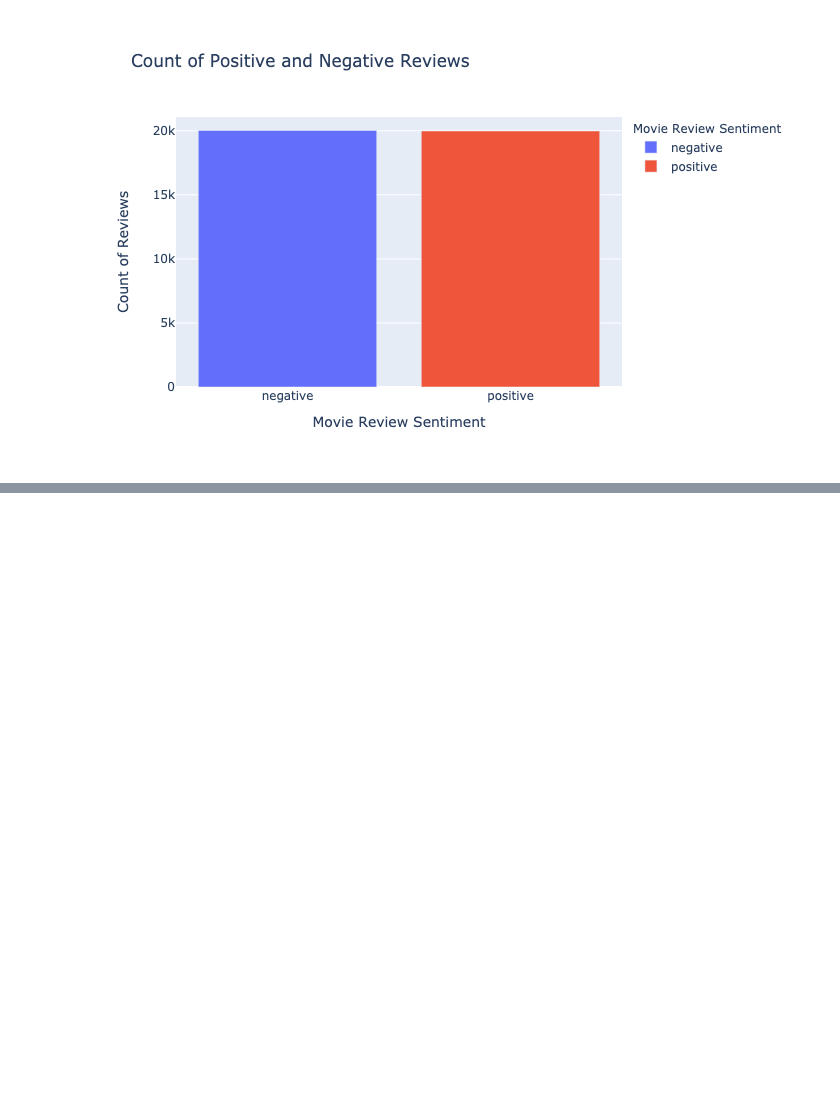
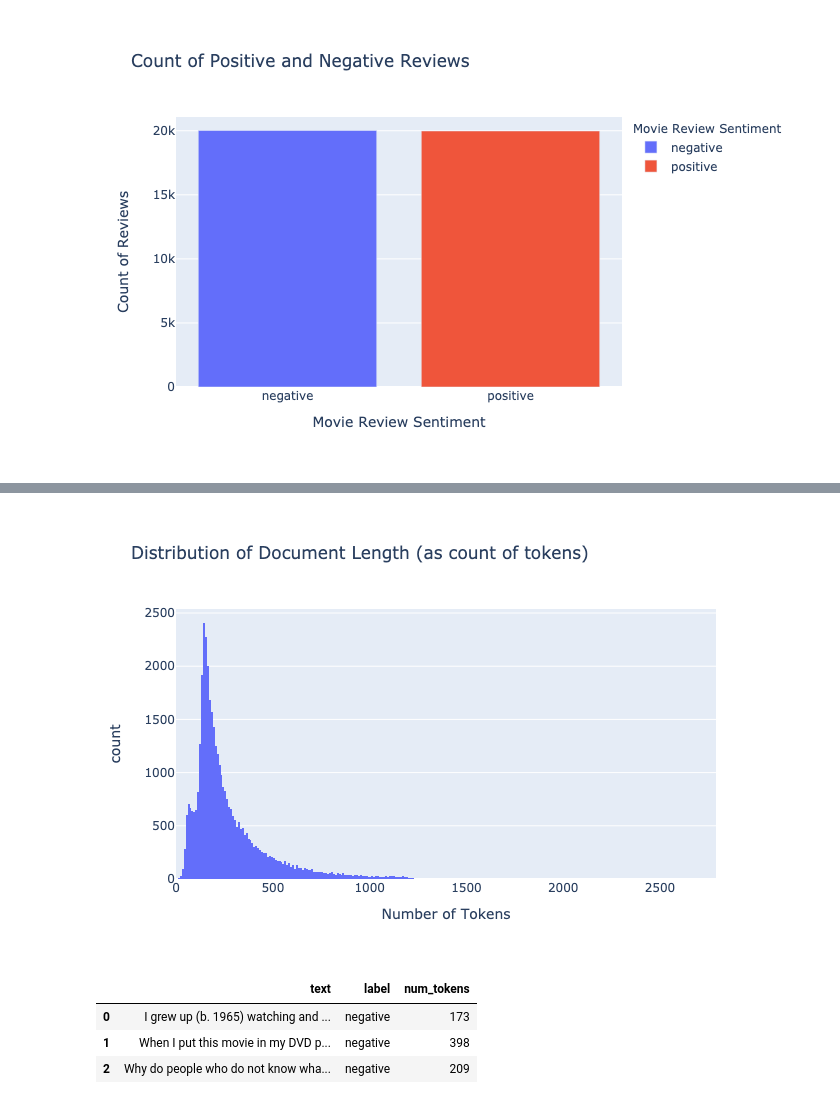
Before and after one commit to aromatic-toast/IMDB_Sentiment_Analysis, a Jupyter notebook: eda.ipynb, the cells around one changed output, grey strips where cells are left out. Drawn from its saved outputs; the diff is of its cells as text; code cells hidden in the pictures; blank space fills up the shorter version.

Commit message:
added document length distribution plots

```diff
--- a/eda.ipynb
+++ b/eda.ipynb
@@ -82,3 +89,11 @@ plot1 = px.bar(df,
 plot1.show('png')
 # %% [output]
 [figure]
+# %%
+# convert documents into list of tokens
+docs = imdb.tokenize(text=train.text)
+# %%
+# convert list of docs to series
+docs = pd.Series(docs)
+doc_length = docs.apply(func=len).to_frame(name='num_tokens')
+doc_length.head()
@@ -84,0 +107,18 @@ plot1.show('png')
+# %%
+plot2 = px.histogram(doc_length,
+                     x='num_tokens',
+                     title='Distribution of Document Length (as count of tokens)',
+                     labels={'num_tokens': 'Number of Tokens'})
+plot2.show('png')
+# %% [output]
+[figure, added]
+# %%
+# add document length to text df
+train['num_tokens'] = doc_length
+# convert
+train.head(3)
+# %% [output]
+|  | text | label | num_tokens |
+| 0 | I grew up (b. 1965) watching and ... | negative | 173 |
+| 1 | When I put this movie in my DVD p... | negative | 398 |
+| 2 | Why do people who do not know wha... | negative | 209 |
```
Also changed, not shown: parts of 12 cells of this notebook.
